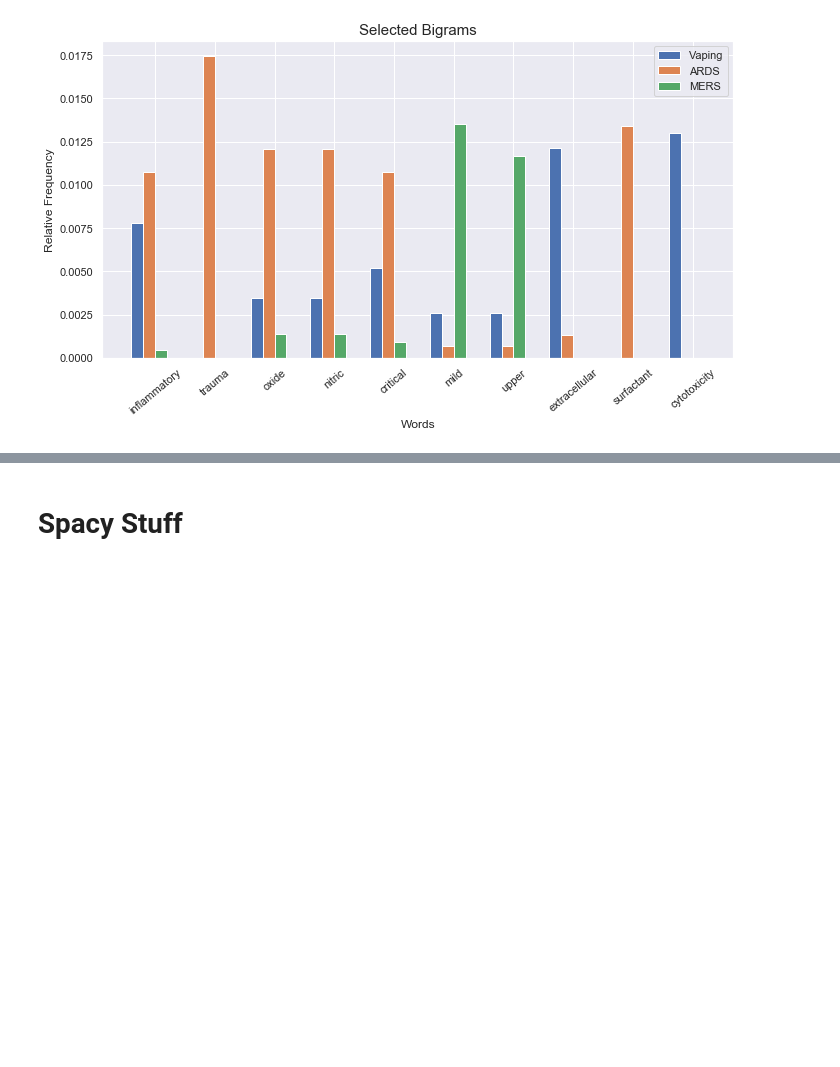
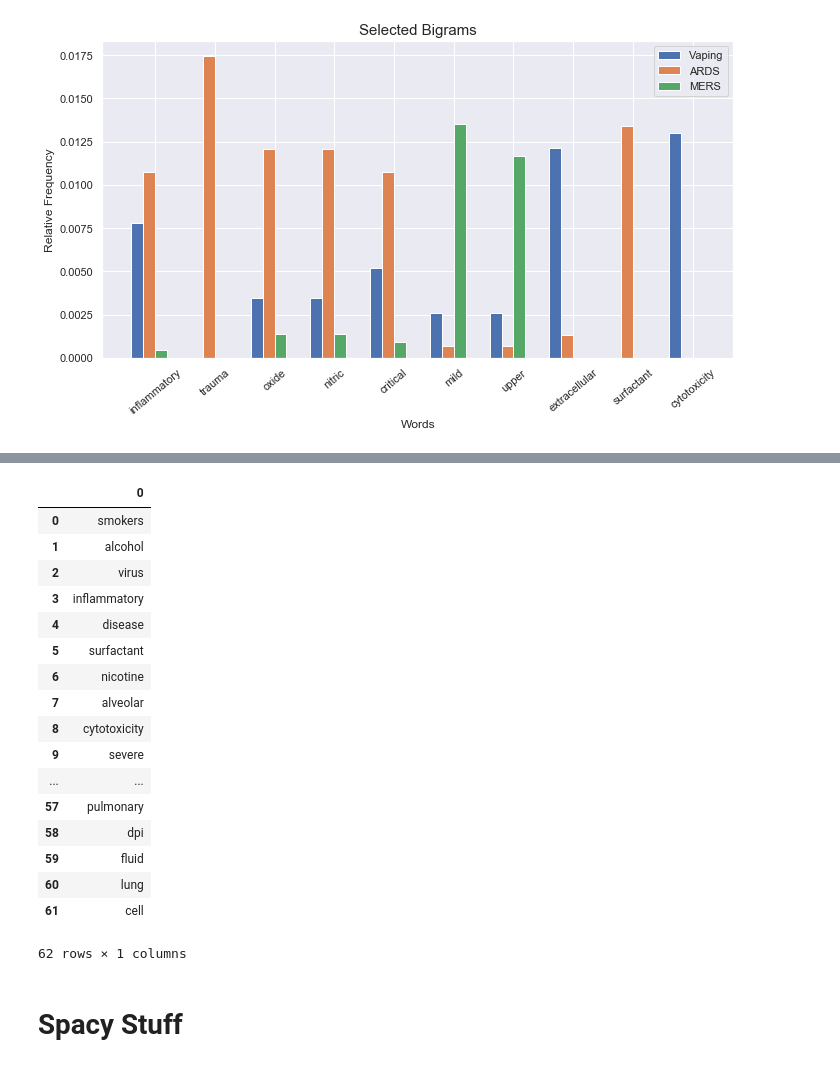
Before and after one commit to elnardu/stat490-meta-analysis, a Jupyter notebook: code/TextExtraction.ipynb, the cells around one changed output, grey strips where cells are left out. Drawn from its saved outputs; the diff is of its cells as text; code cells hidden in the pictures; blank space fills up the shorter version.

```diff
--- a/code/TextExtraction.ipynb
+++ b/code/TextExtraction.ipynb
@@ -224,3 +267,24 @@ for i in range(6):
+# %%
+pd.DataFrame(whitelist)
+# %% [output]
+|  | 0 |
+| 0 | smokers |
+| 1 | alcohol |
+| 2 | virus |
+| 3 | inflammatory |
+| 4 | disease |
+| 5 | surfactant |
+| 6 | nicotine |
+| 7 | alveolar |
+| 8 | cytotoxicity |
+| 9 | severe |
+| ... | ... |
+| 57 | pulmonary |
+| 58 | dpi |
+| 59 | fluid |
+| 60 | lung |
+| 61 | cell |
+62 rows × 1 columns
 # %% [markdown]
 # Spacy Stuff
 # %%
```
Also changed, not shown: parts of 12 cells of this notebook, 15 other files.
